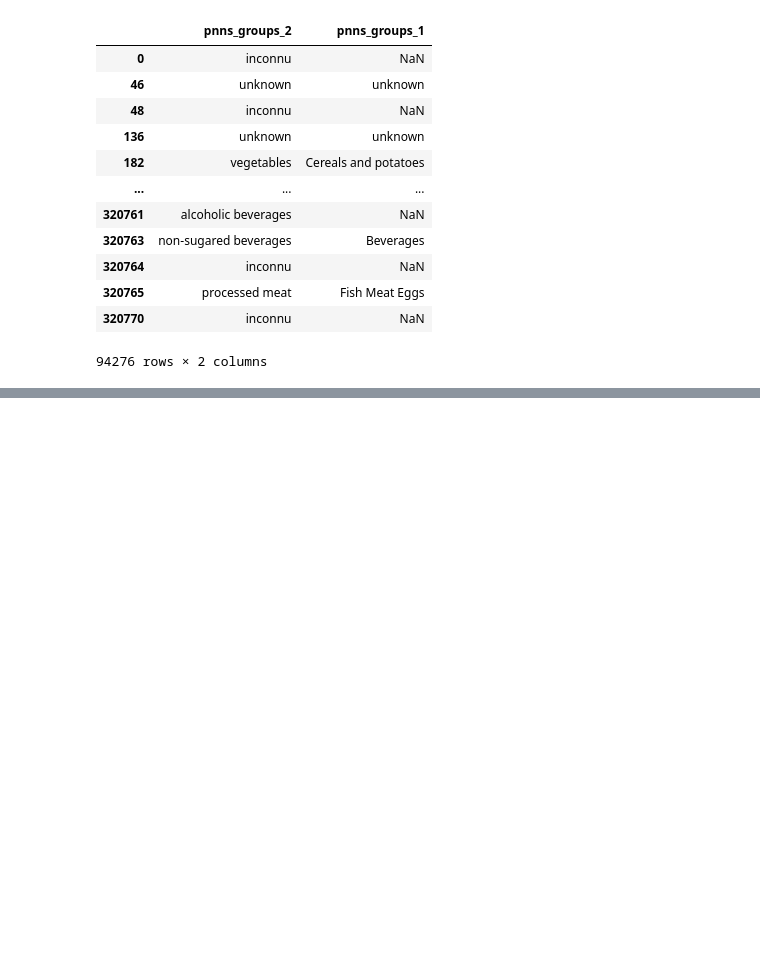
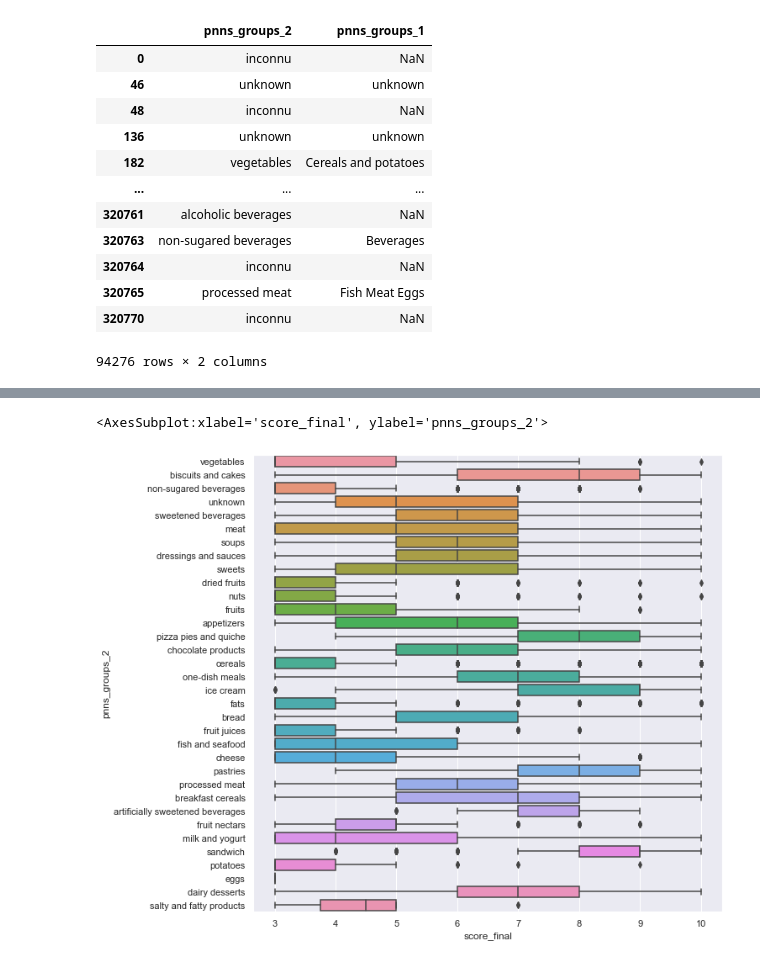
Before and after one commit to ArhurK/P3-Concevez-une-application-au-service-de-la-sante-publique, a Jupyter notebook: P3.ipynb, the cells around one changed output, grey strips where cells are left out. Saved outputs shown, nothing was run; the diff lists cells and outputs as text; code cells hidden in the pictures; blank space fills up the shorter version.

```diff
--- a/P3.ipynb
+++ b/P3.ipynb
@@ -1075,0 +1174,6 @@ df_impute.describe()
+# %%
+plt.figure(figsize=(10,10))
+sns.boxplot(data=db, y="pnns_groups_2", x="score_final")
+# %% [output]
+<AxesSubplot:xlabel='score_final', ylabel='pnns_groups_2'>
+[figure, added]
```
Also changed, not shown: parts of 55 cells of this notebook.
